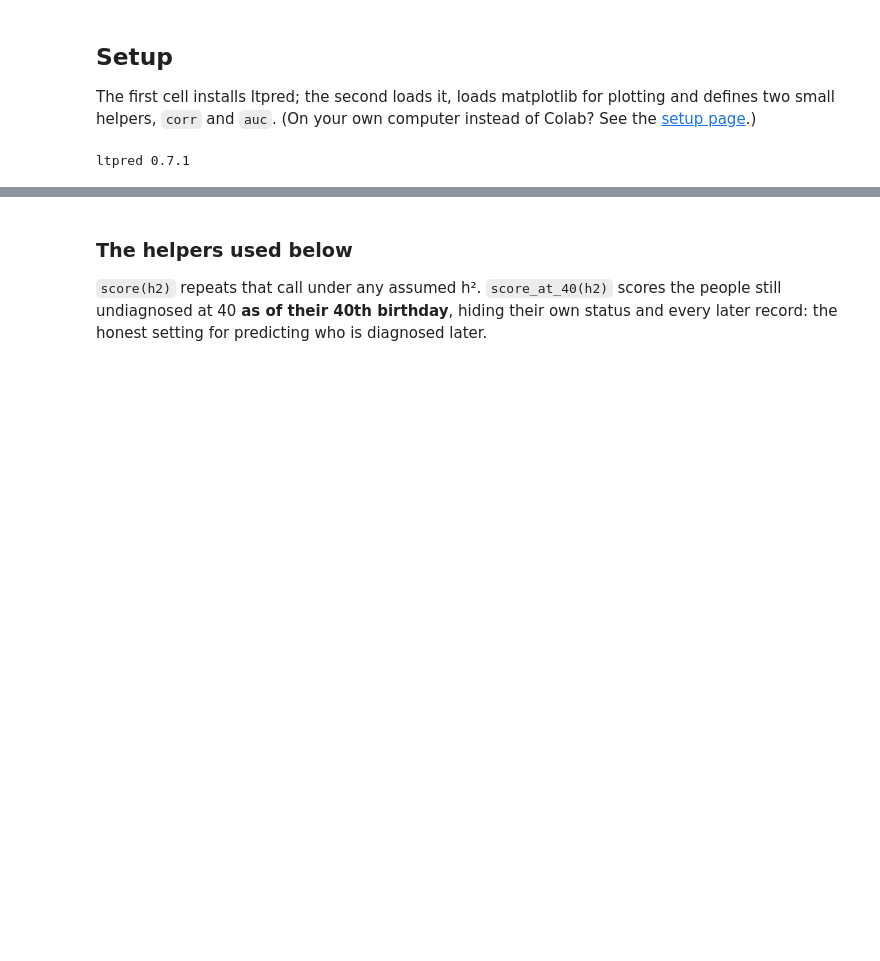
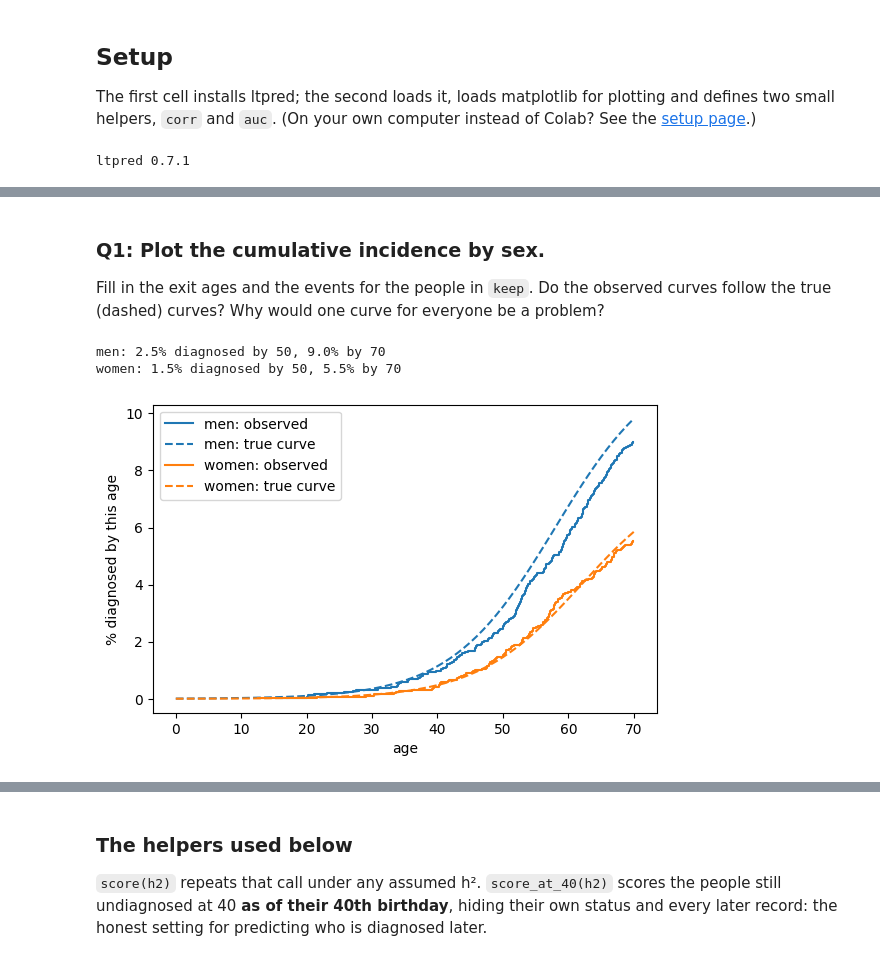
Before and after one commit to bvilhjal/ATIG_2026, a Jupyter notebook: teaching_days/2026-09-24/LTFH/LTFH_exercise_answers.ipynb, the cells around one changed output, grey strips where cells are left out. Saved outputs shown, nothing was run; the diff lists cells and outputs as text; code cells hidden in the pictures; blank space fills up the shorter version.

```diff
--- a/teaching_days/2026-09-24/LTFH/LTFH_exercise_answers.ipynb
+++ b/teaching_days/2026-09-24/LTFH/LTFH_exercise_answers.ipynb
@@ -143,0 +178,21 @@ var(g) = 0.493   (target 0.5)
+# %% [markdown]
+### Q1: Plot the cumulative incidence by sex.
+
+Fill in the exit ages and the events for the people in `keep`. Do the observed curves
+follow the true (dashed) curves? Why would one curve for everyone be a problem?
+# %%
+fig, ax = plt.subplots(figsize=(6.5, 4))
+for label, keep, cip, colour in (("men", male, CIP_M, "C0"), ("women", ~male, CIP_F, "C1")):
+    # Kaplan-Meier: everyone enters at birth and leaves at diagnosis or at 70
+    km = kaplan_meier_cip(np.zeros(keep.sum()), reg.age[keep], reg.status[keep])
+    print(f"{label}: {km.values[km.ages <= 50][-1]:.1%} diagnosed by 50, {km.values[-1]:.1%} by 70")
+    ax.step(km.ages, 100 * km.values, where="post", color=colour, label=f"{label}: observed")
+    ax.plot(AGES[:71], 100 * cip[:71], ls="--", color=colour, label=f"{label}: true curve")
+ax.set_xlabel("age")
+ax.set_ylabel("% diagnosed by this age")
+ax.legend()
+plt.show()
+# %% [output]
+men: 2.5% diagnosed by 50, 9.0% by 70
+women: 1.5% diagnosed by 50, 5.5% by 70
+[figure, added]
```
Also changed, not shown: parts of 45 cells of this notebook, 7 other files.
